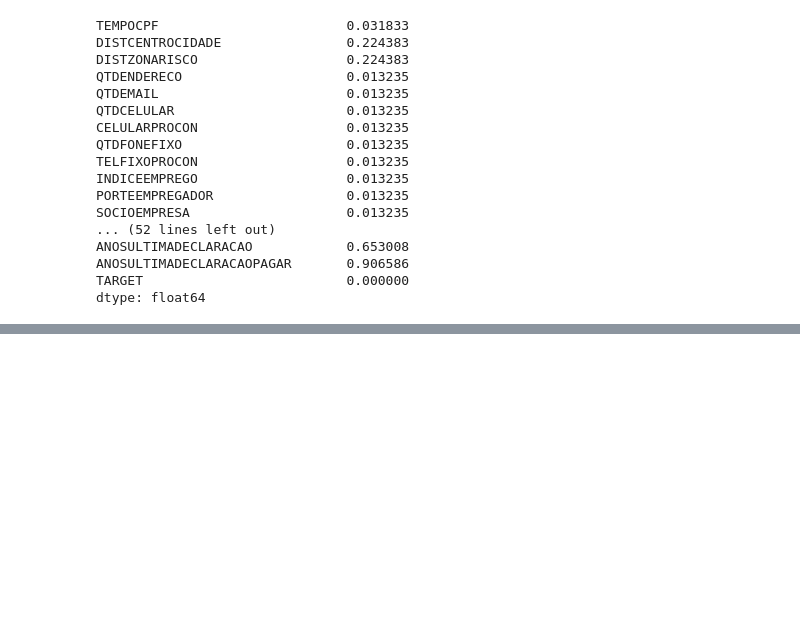
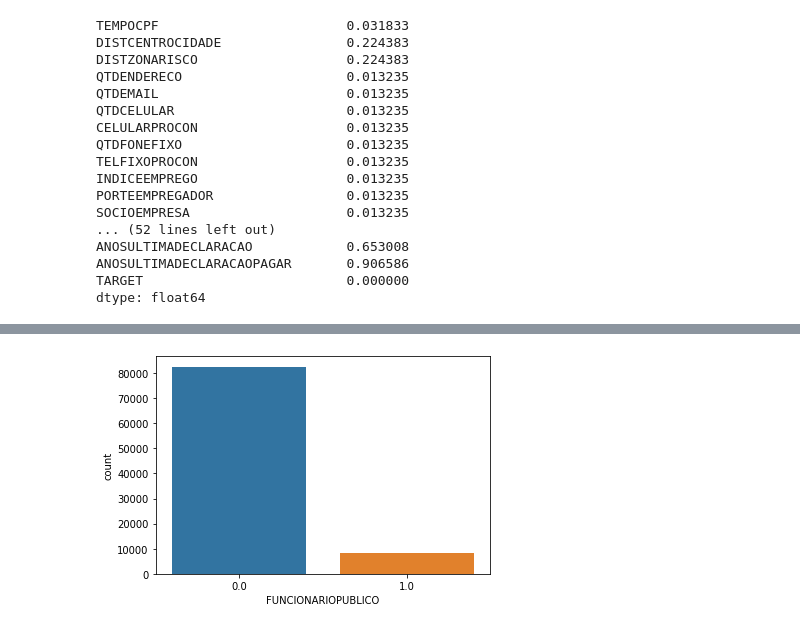
Before and after one commit to AlexCohenDambros/Credit-Analysis, a Jupyter notebook: CreditAnalysis.ipynb, the cells around one changed output, grey strips where cells are left out. Drawn from its saved outputs; the diff is of its cells as text; code cells hidden in the pictures; blank space fills up the shorter version.

```diff
--- a/CreditAnalysis.ipynb
+++ b/CreditAnalysis.ipynb
@@ -128,0 +168,5 @@ plt.show()
+# %%
+sns.countplot(train["FUNCIONARIOPUBLICO"])
+plt.show()
+# %% [output]
+[figure, added]
```
Also changed, not shown: parts of 19 cells of this notebook.
